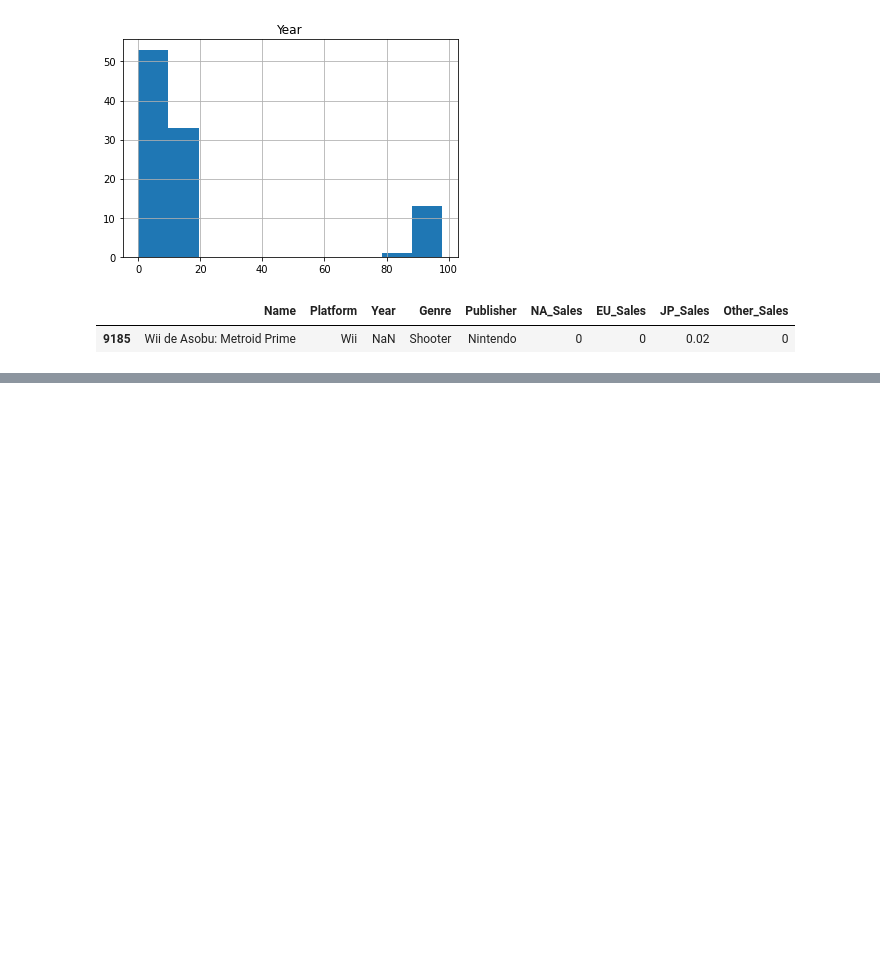
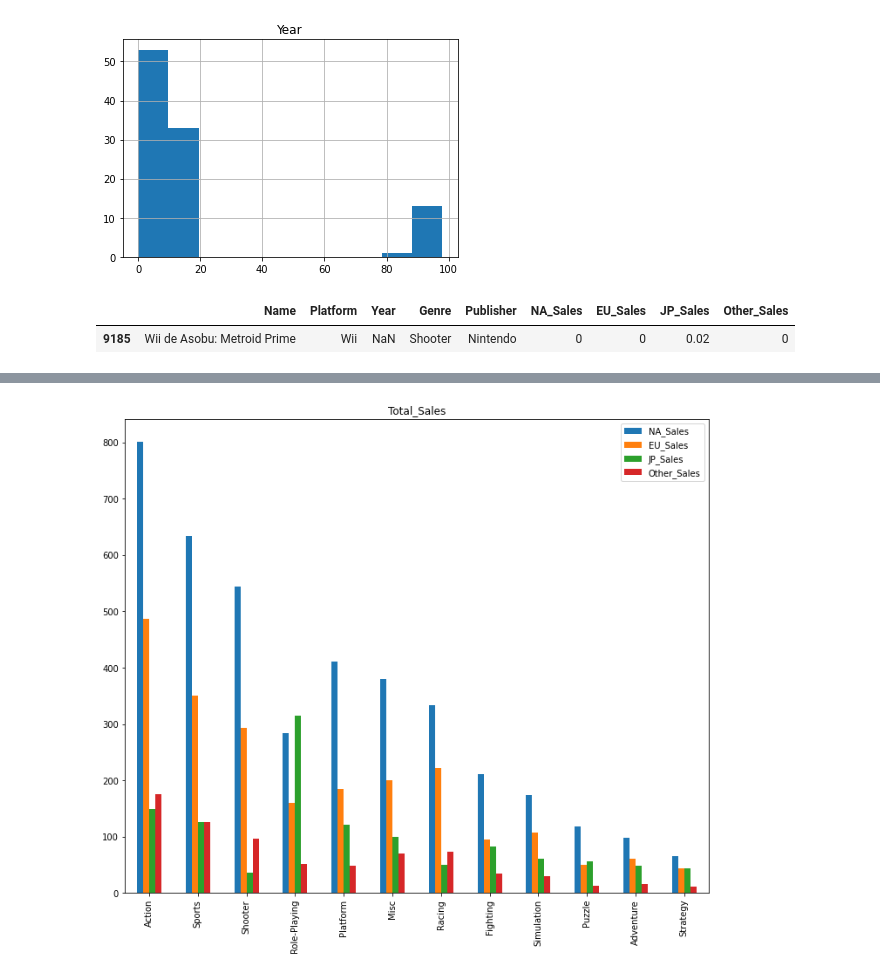
Before and after one commit to letssoar/CodeStatesProject, a Jupyter notebook: section1/colab_1.ipynb, the cells around one changed output, grey strips where cells are left out. Cells and saved outputs as stored; diff of their text form; code cells hidden in the pictures; blank space fills up the shorter version.

```diff
--- a/section1/colab_1.ipynb
+++ b/section1/colab_1.ipynb
@@ -241 +209,9 @@ df_Genre
+# %%
+#df_Genre
+
+df_Genre.sort_values(by='Total_Sales',ascending=False,inplace=True)
+df_Genre[sales].plot.bar( xlabel='', title='Total_Sales',figsize=(12,10))
+plt.show();
+# %% [output]
+[figure, added]
 # %%
```
Also changed, not shown: parts of 23 cells of this notebook.
